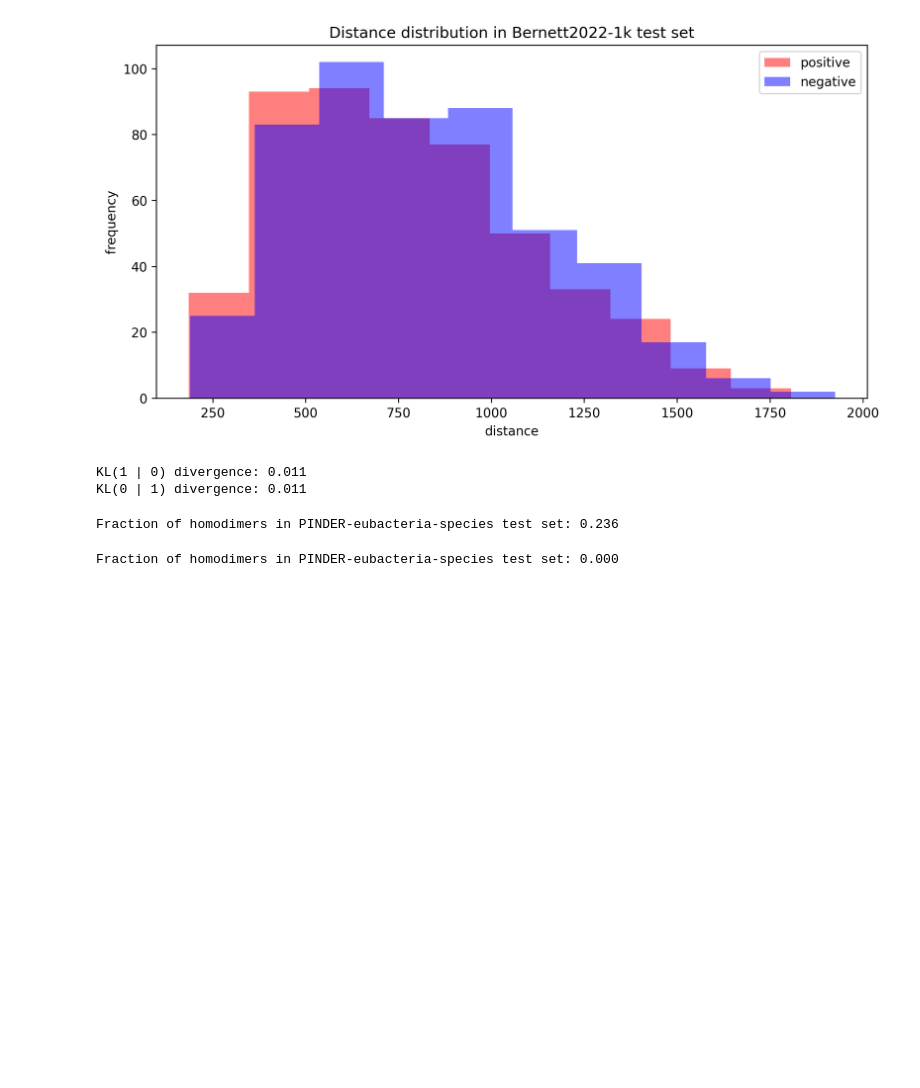
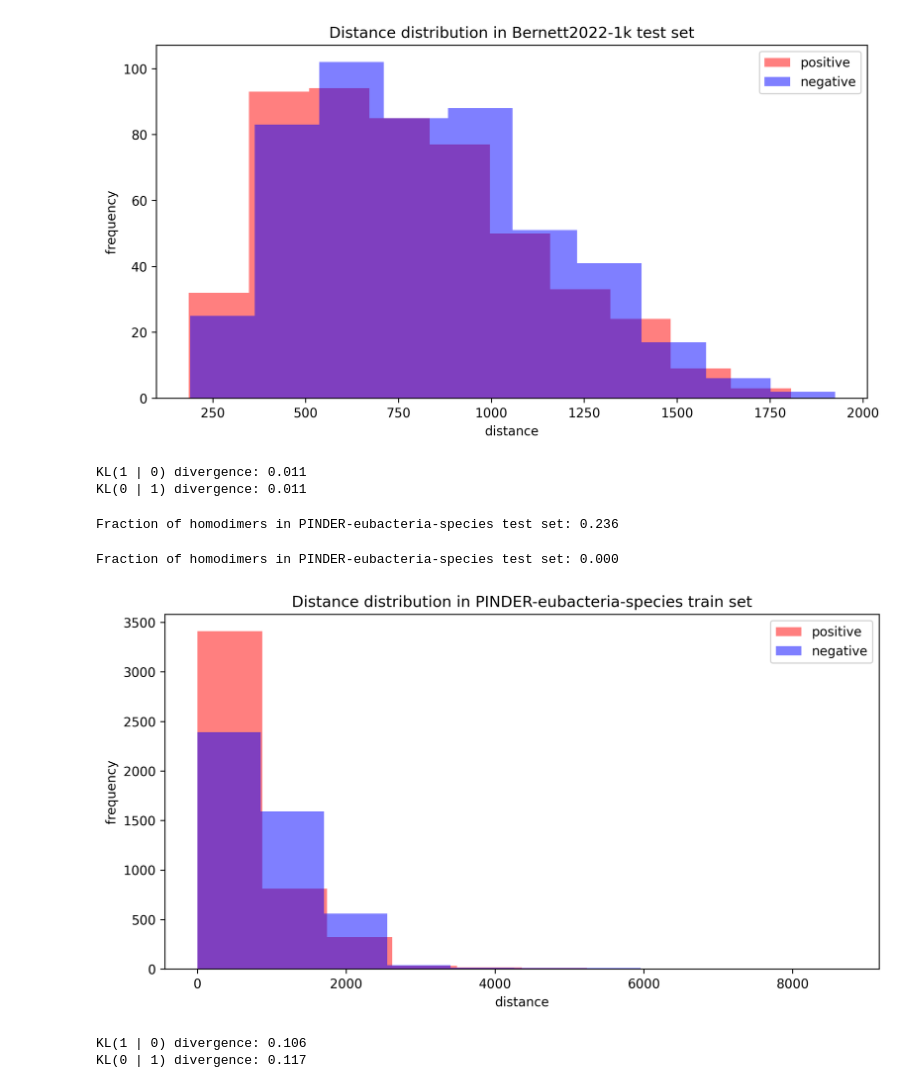
Before and after one commit to ievapudz/gLM_PPI_XAI, a Jupyter notebook: data_process/assess_difficulty.ipynb, the cells around one changed output. Drawn from its saved outputs; the diff is of its cells as text; code cells hidden in the pictures; blank space fills up the shorter version.

Commit message:
Added plots of other PINDER splits.

```diff
--- a/data_process/assess_difficulty.ipynb
+++ b/data_process/assess_difficulty.ipynb
@@ -148,3 +148,16 @@ bernett_homodimers_count = get_homodimers_count(bernett_data_file, bernett_seq_d
 print(f"Fraction of homodimers in PINDER-eubacteria-species test set: {bernett_homodimers_count/len(bernett_data):.3f}")
 # %% [output]
 Fraction of homodimers in PINDER-eubacteria-species test set: 0.000
+# %%
+pinder_data_file = f"{HOME}/projects/gLM/data/PINDER/eubacteria_5_1024_512_species/train.txt"
+pinder_emb_file = f"{HOME}/projects/gLM/embeddings/PINDER-eubacteria-species/gLM2_650M_sep/train.pt"
+
+pinder_pos_dists, pinder_neg_dists = get_distances(pinder_data_file, pinder_emb_file)
+pinder_hist_pos, pinder_hist_neg = plot_distributions(pinder_pos_dists, pinder_neg_dists, title="Distance distribution in PINDER-eubacteria-species train set")
+
+kl_posneg, kl_negpos = compute_KL_divergence(pinder_hist_pos, pinder_hist_neg)
+print(f"KL(1 | 0) divergence: {kl_posneg:.3f}\nKL(0 | 1) divergence: {kl_negpos:.3f}")
+# %% [output]
+[figure, added]
+KL(1 | 0) divergence: 0.106
+KL(0 | 1) divergence: 0.117
```
Also changed, not shown: parts of 1 cell of this notebook.
